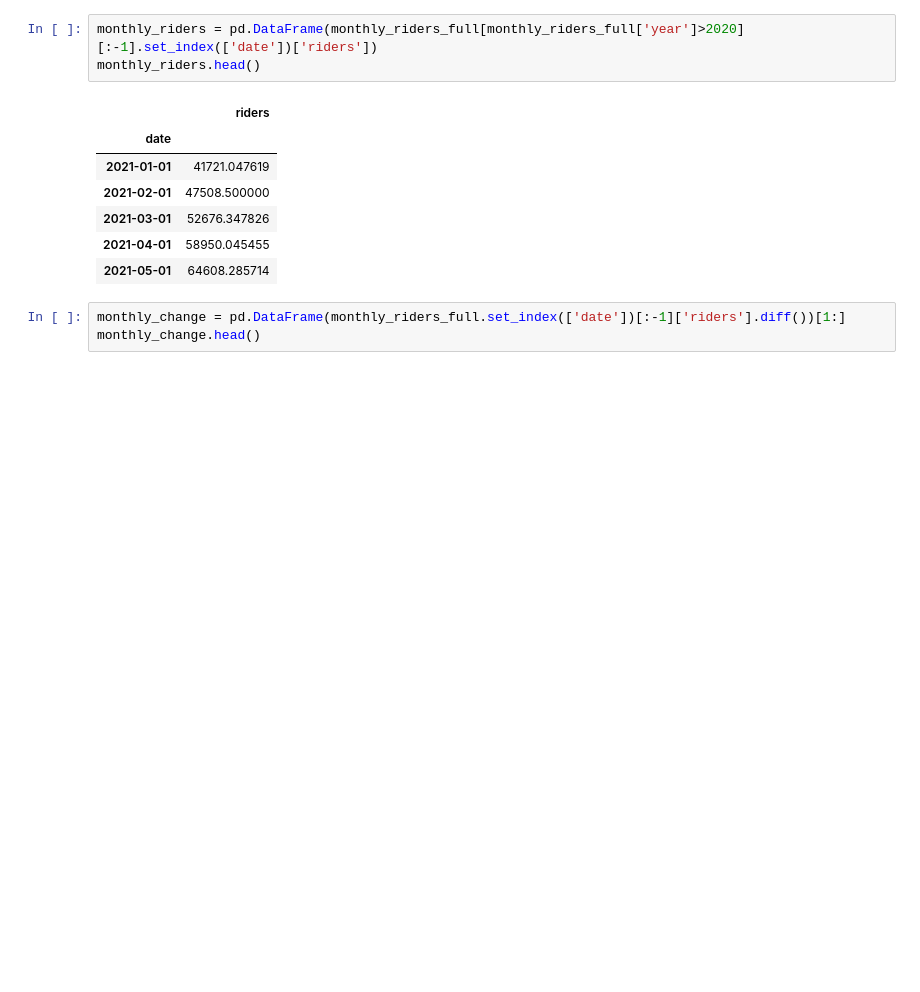
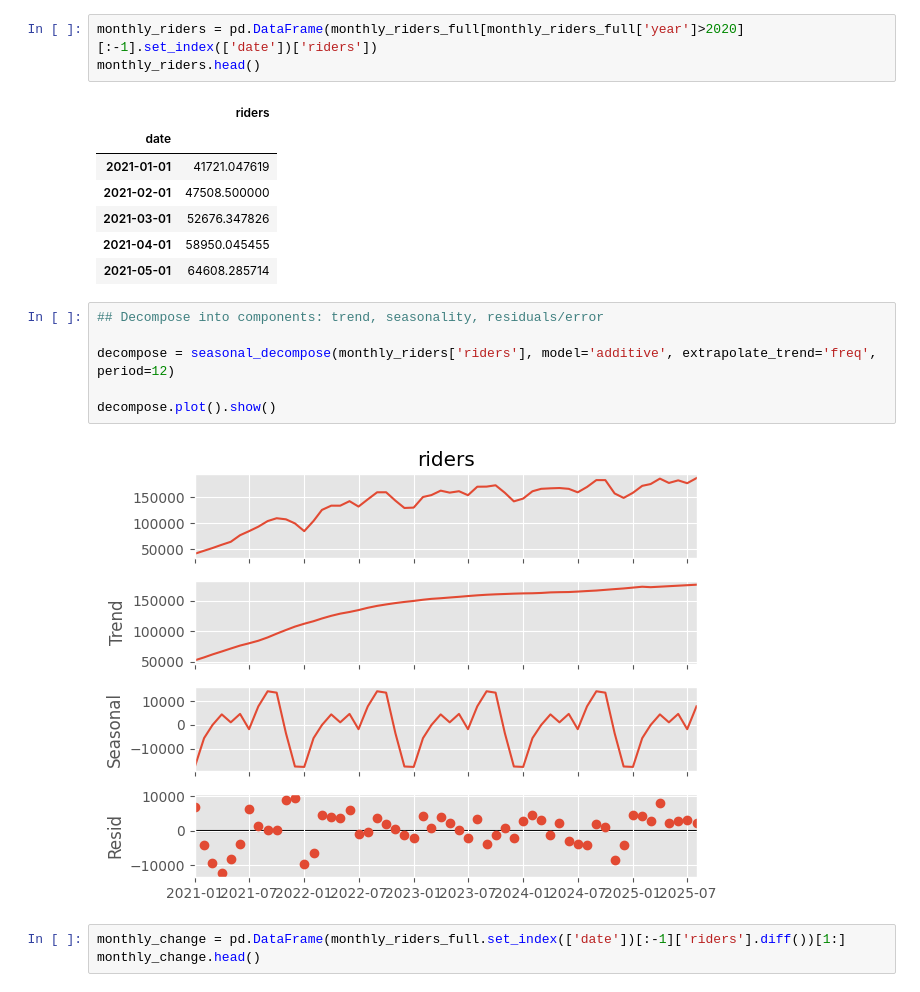
Before and after one commit to Hackquantumcpp/bart_ridership_analysis, a Jupyter notebook: 01-analysis.ipynb, the cells around one changed output. Cells and saved outputs as stored; diff of their text form; blank space fills up the shorter version.

```diff
--- a/01-analysis.ipynb
+++ b/01-analysis.ipynb
@@ -689,6 +693,14 @@ monthly_riders.head()
 | 2021-03-01 | 52676.347826 |
 | 2021-04-01 | 58950.045455 |
 | 2021-05-01 | 64608.285714 |
+# %%
+## Decompose into components: trend, seasonality, residuals/error
+
+decompose = seasonal_decompose(monthly_riders['riders'], model='additive', extrapolate_trend='freq', period=12)
+
+decompose.plot().show()
+# %% [output]
+[figure, added]
 # %%
 monthly_change = pd.DataFrame(monthly_riders_full.set_index(['date'])[:-1]['riders'].diff())[1:]
 monthly_change.head()
```
Also changed, not shown: parts of 23 cells of this notebook.
